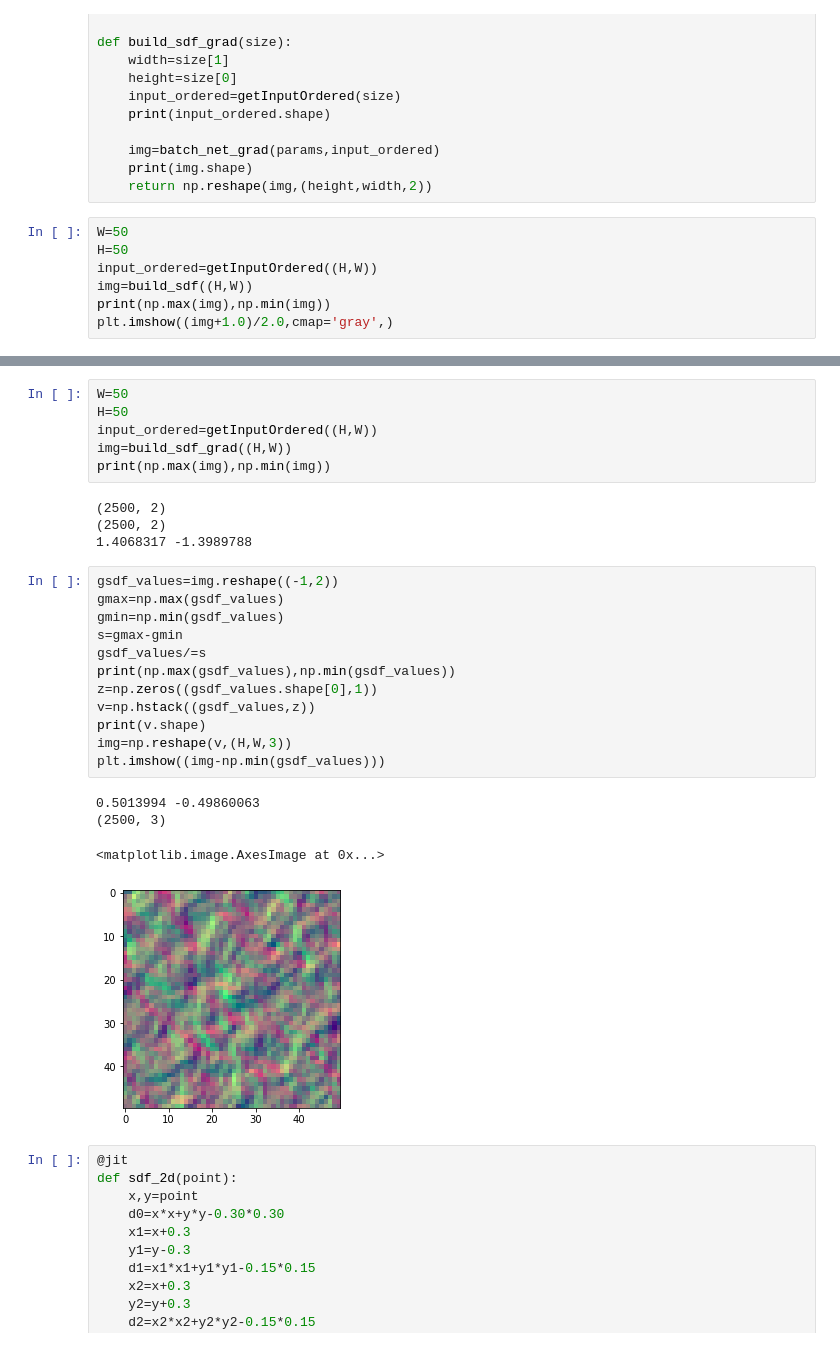
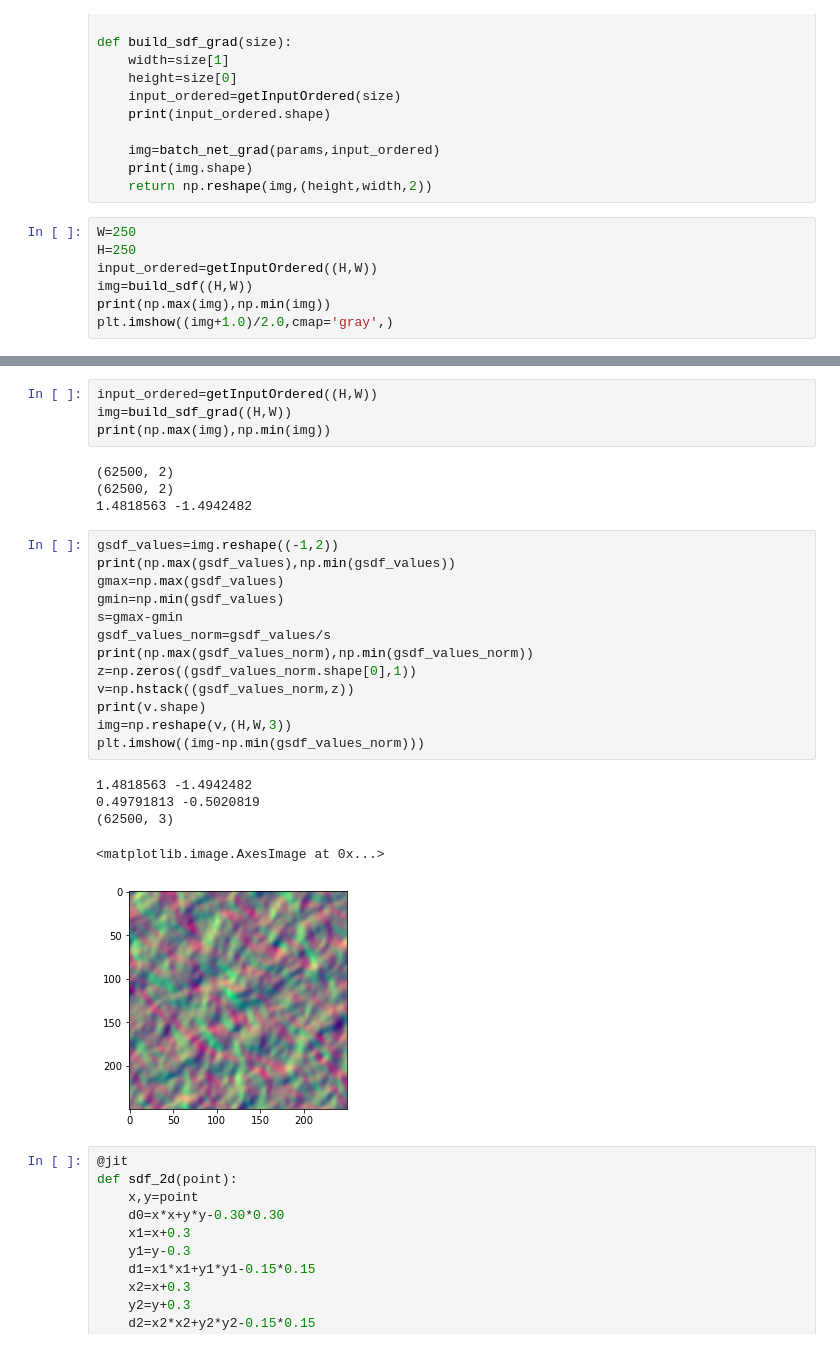
Before and after one commit to franciscodominguezmateos/IntroduccionDeepLearning, a Jupyter notebook: jax_siren_sdf_grad_2D_20080301.ipynb, the cells around one changed output, grey strips where cells are left out. Cells and saved outputs as stored; diff of their text form.

```diff
--- a/jax_siren_sdf_grad_2D_20080301.ipynb
+++ b/jax_siren_sdf_grad_2D_20080301.ipynb
@@ -126,8 +126,8 @@ def build_sdf_grad(size):
     print(img.shape)
     return np.reshape(img,(height,width,2))
 # %%
-W=50
-H=50
+W=250
+H=250
 input_ordered=getInputOrdered((H,W))
 img=build_sdf((H,W))
 print(np.max(img),np.min(img))
@@ -141,30 +141,30 @@ plt.imshow((img+1.0)/2.0,cmap='gray',)
 # %%
-W=50
-H=50
 input_ordered=getInputOrdered((H,W))
 img=build_sdf_grad((H,W))
 print(np.max(img),np.min(img))
 # %% [output]
-(2500, 2)
-(2500, 2)
-1.4068317 -1.3989788
+(62500, 2)
+(62500, 2)
+1.4818563 -1.4942482
 # %%
 gsdf_values=img.reshape((-1,2))
+print(np.max(gsdf_values),np.min(gsdf_values))
 gmax=np.max(gsdf_values)
 gmin=np.min(gsdf_values)
 s=gmax-gmin
-gsdf_values/=s
-print(np.max(gsdf_values),np.min(gsdf_values))
-z=np.zeros((gsdf_values.shape[0],1))
-v=np.hstack((gsdf_values,z))
+gsdf_values_norm=gsdf_values/s
+print(np.max(gsdf_values_norm),np.min(gsdf_values_norm))
+z=np.zeros((gsdf_values_norm.shape[0],1))
+v=np.hstack((gsdf_values_norm,z))
 print(v.shape)
 img=np.reshape(v,(H,W,3))
-plt.imshow((img-np.min(gsdf_values)))
+plt.imshow((img-np.min(gsdf_values_norm)))
 # %% [output]
-0.5013994 -0.49860063
-(2500, 3)
+1.4818563 -1.4942482
+0.49791813 -0.5020819
+(62500, 3)
 <matplotlib.image.AxesImage at 0x...>
-[figure, old version]
+[figure, new version]
 # %%
 @jit
 def sdf_2d(point):
```
Also changed, not shown: parts of 23 cells of this notebook.
